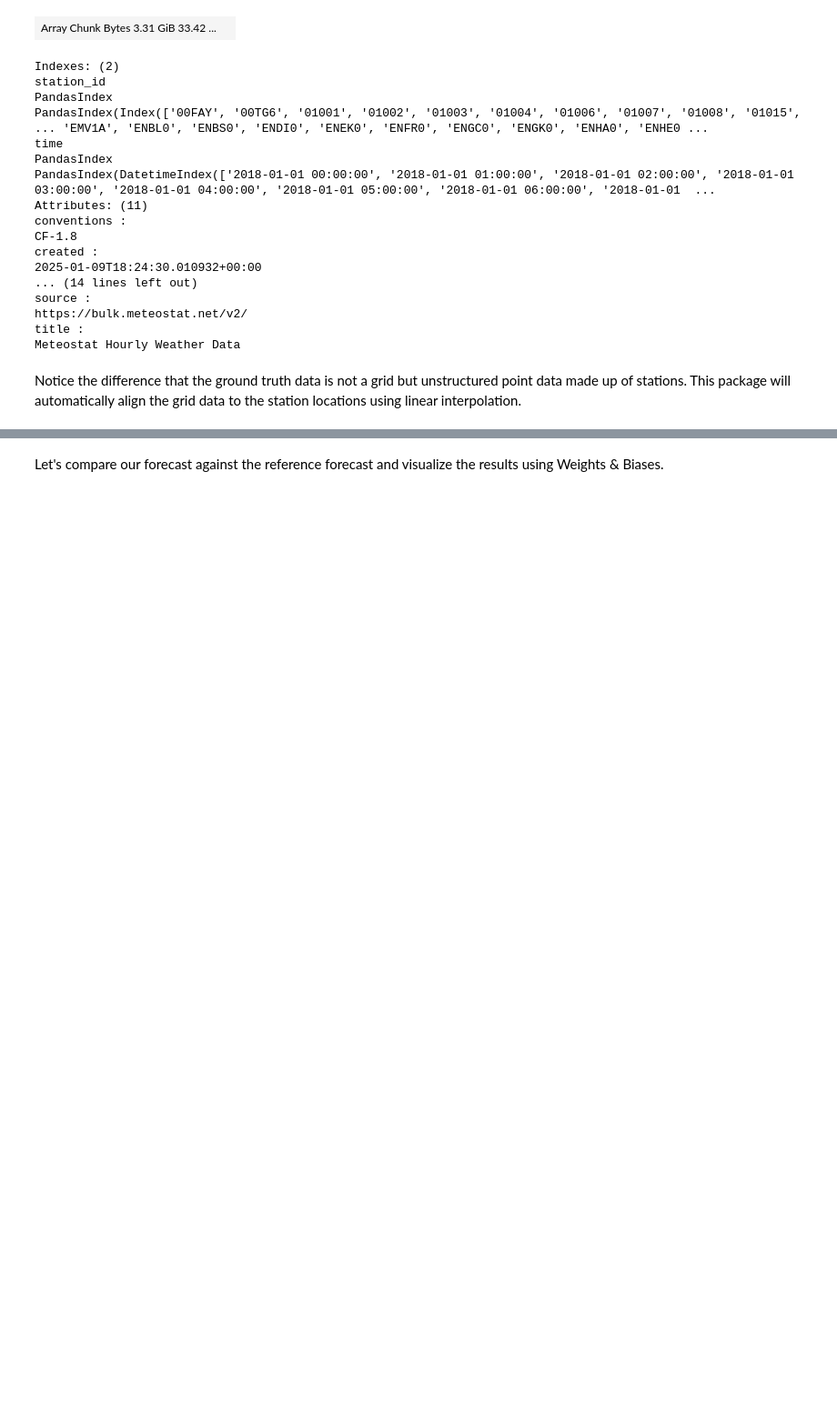
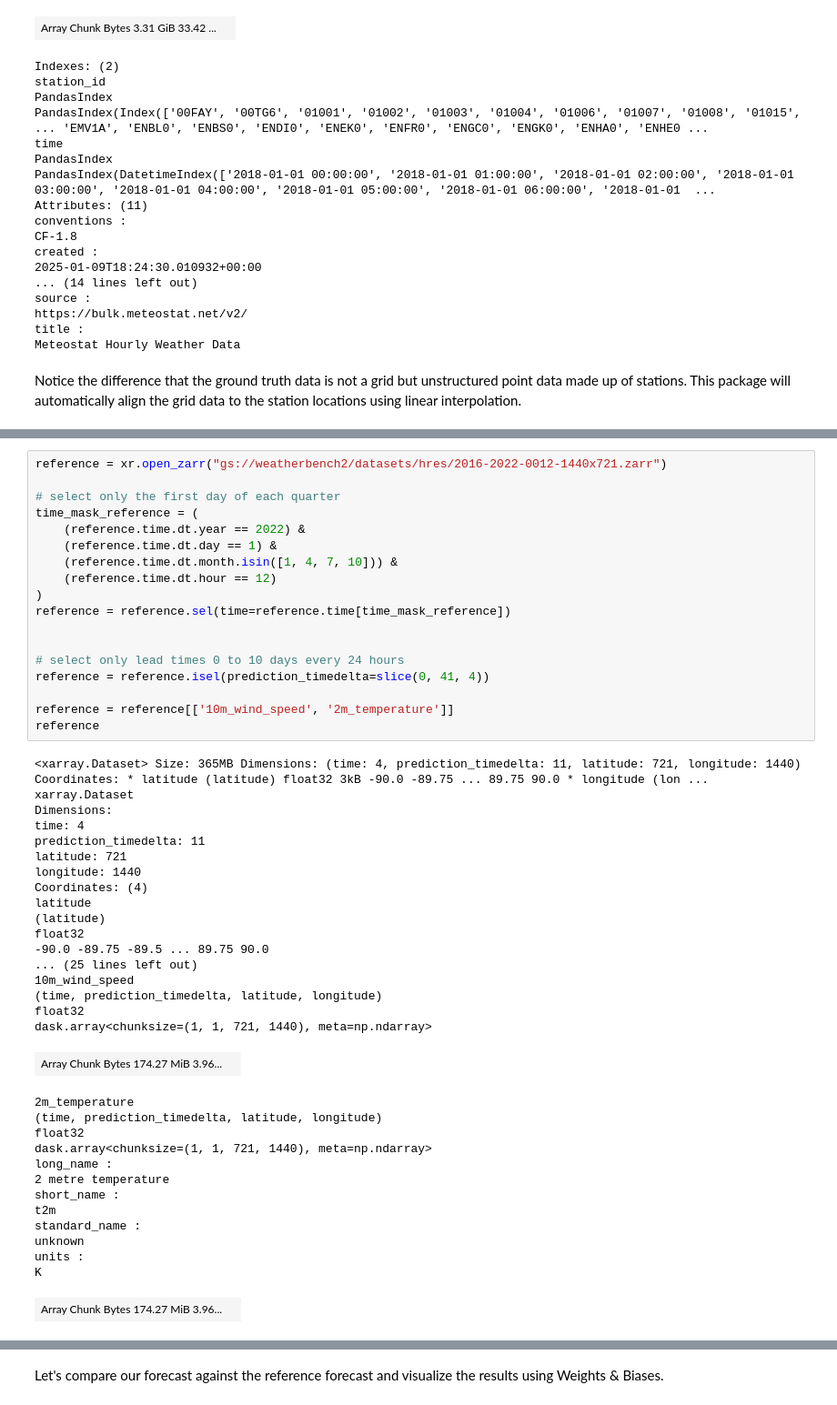
Before and after one commit to juaAI/stationbench, a Jupyter notebook: docs/tutorial.ipynb, the cells around one changed output, grey strips where cells are left out. Shown at 91% size. Drawn from its saved outputs; the diff is of its cells as text; blank space fills up the shorter version.

```diff
--- a/docs/tutorial.ipynb
+++ b/docs/tutorial.ipynb
@@ -331,0 +264,50 @@ Data variables:
+# %%
+reference = xr.open_zarr("gs://weatherbench2/datasets/hres/2016-2022-0012-1440x721.zarr")
+
+# select only the first day of each quarter
+time_mask_reference = (
+    (reference.time.dt.year == 2022) &
+    (reference.time.dt.day == 1) &
+    (reference.time.dt.month.isin([1, 4, 7, 10])) &
+    (reference.time.dt.hour == 12)
+)
+reference = reference.sel(time=reference.time[time_mask_reference])
+
+
+# select only lead times 0 to 10 days every 24 hours
+reference = reference.isel(prediction_timedelta=slice(0, 41, 4))
+
+reference = reference[['10m_wind_speed', '2m_temperature']]
+reference
+# %% [output]
+<xarray.Dataset> Size: 365MB Dimensions: (time: 4, prediction_timedelta: 11, latitude: 721, longitude: 1440) Coordinates: * latitude (latitude) float32 3kB -90.0 -89.75 ... 89.75 90.0 * longitude (lon ...
+xarray.Dataset
+Dimensions:
+time: 4
+prediction_timedelta: 11
+latitude: 721
+longitude: 1440
+Coordinates: (4)
+latitude
+(latitude)
+float32
+-90.0 -89.75 -89.5 ... 89.75 90.0
+... (25 lines left out)
+10m_wind_speed
+(time, prediction_timedelta, latitude, longitude)
+float32
+dask.array<chunksize=(1, 1, 721, 1440), meta=np.ndarray>
+| Array Chunk Bytes 174.27 MiB 3.96... |  |
+2m_temperature
+(time, prediction_timedelta, latitude, longitude)
+float32
+dask.array<chunksize=(1, 1, 721, 1440), meta=np.ndarray>
+long_name :
+2 metre temperature
+short_name :
+t2m
+standard_name :
+unknown
+units :
+K
+| Array Chunk Bytes 174.27 MiB 3.96... |  |
```
Also changed, not shown: parts of 11 cells of this notebook, 12 other files.
